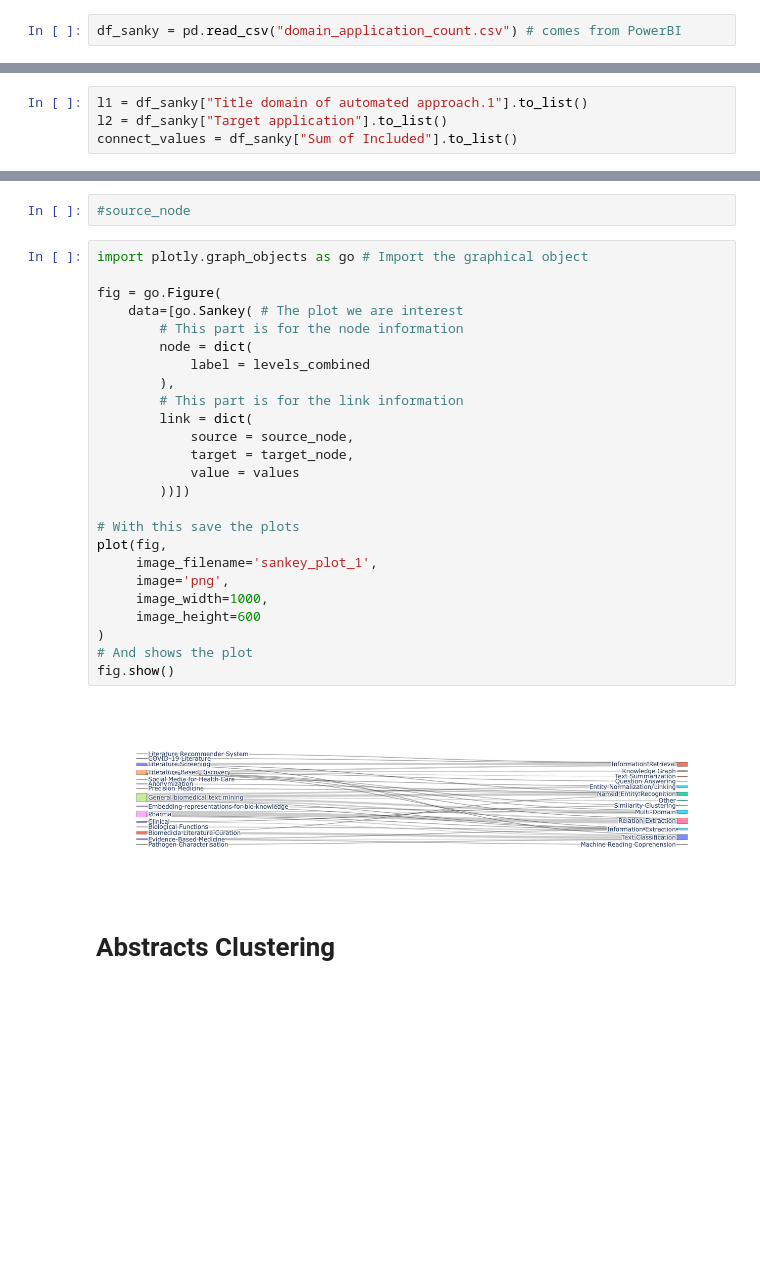
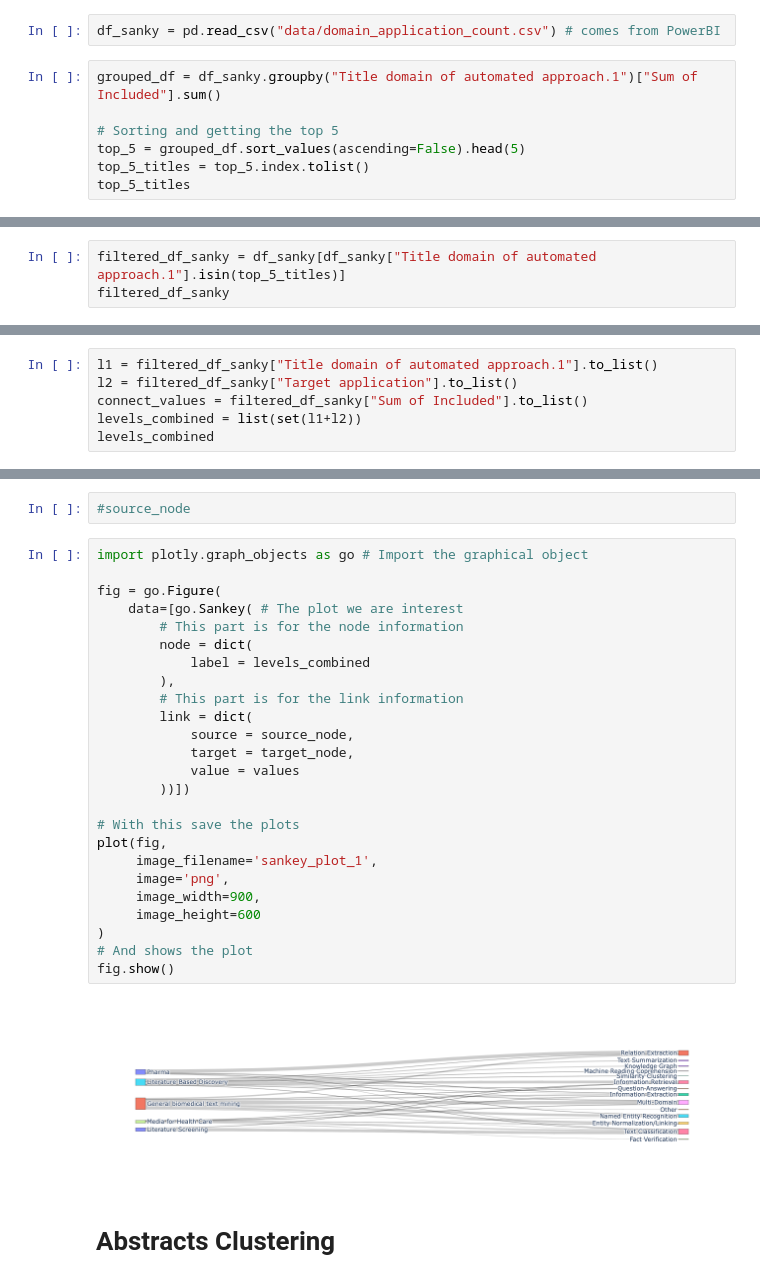
Before and after one commit to Ineichen-Group/LiteratureReview-LLM-Biomedicine, a Jupyter notebook: Literature Review.ipynb, the cells around one changed output, grey strips where cells are left out. Cells and saved outputs as stored; diff of their text form; blank space fills up the shorter version.

```diff
--- a/Literature Review.ipynb
+++ b/Literature Review.ipynb
@@ -406,2 +1168,9 @@ init_notebook_mode(connected=True)
 # %%
-df_sanky = pd.read_csv("domain_application_count.csv") # comes from PowerBI
+df_sanky = pd.read_csv("data/domain_application_count.csv") # comes from PowerBI
+# %%
+grouped_df = df_sanky.groupby("Title domain of automated approach.1")["Sum of Included"].sum()
+
+# Sorting and getting the top 5
+top_5 = grouped_df.sort_values(ascending=False).head(5)
+top_5_titles = top_5.index.tolist()
+top_5_titles
@@ -427,0 +1203,3 @@ df_sanky
+# %%
+filtered_df_sanky = df_sanky[df_sanky["Title domain of automated approach.1"].isin(top_5_titles)]
+filtered_df_sanky
@@ -428,4 +1224,6 @@ df_sanky
 # %%
-l1 = df_sanky["Title domain of automated approach.1"].to_list()
-l2 = df_sanky["Target application"].to_list()
-connect_values = df_sanky["Sum of Included"].to_list()
+l1 = filtered_df_sanky["Title domain of automated approach.1"].to_list()
+l2 = filtered_df_sanky["Target application"].to_list()
+connect_values = filtered_df_sanky["Sum of Included"].to_list()
+levels_combined = list(set(l1+l2))
+levels_combined
@@ -484,30 +1283,30 @@ target_node = [node_dict[x] for x in target]
 # %%
 import plotly.graph_objects as go # Import the graphical object
 
 fig = go.Figure(
     data=[go.Sankey( # The plot we are interest
         # This part is for the node information
         node = dict(
             label = levels_combined
         ),
         # This part is for the link information
         link = dict(
             source = source_node,
             target = target_node,
             value = values
         ))])
 
 # With this save the plots
 plot(fig,
      image_filename='sankey_plot_1',
      image='png',
-     image_width=1000,
+     image_width=900,
      image_height=600
 )
 # And shows the plot
 fig.show()
 # %% [output]
-[figure, old version]
+[figure, new version]
 # %% [markdown]
 # Abstracts Clustering
 # %%
```
Also changed, not shown: parts of 92 cells of this notebook, 40 other files.
